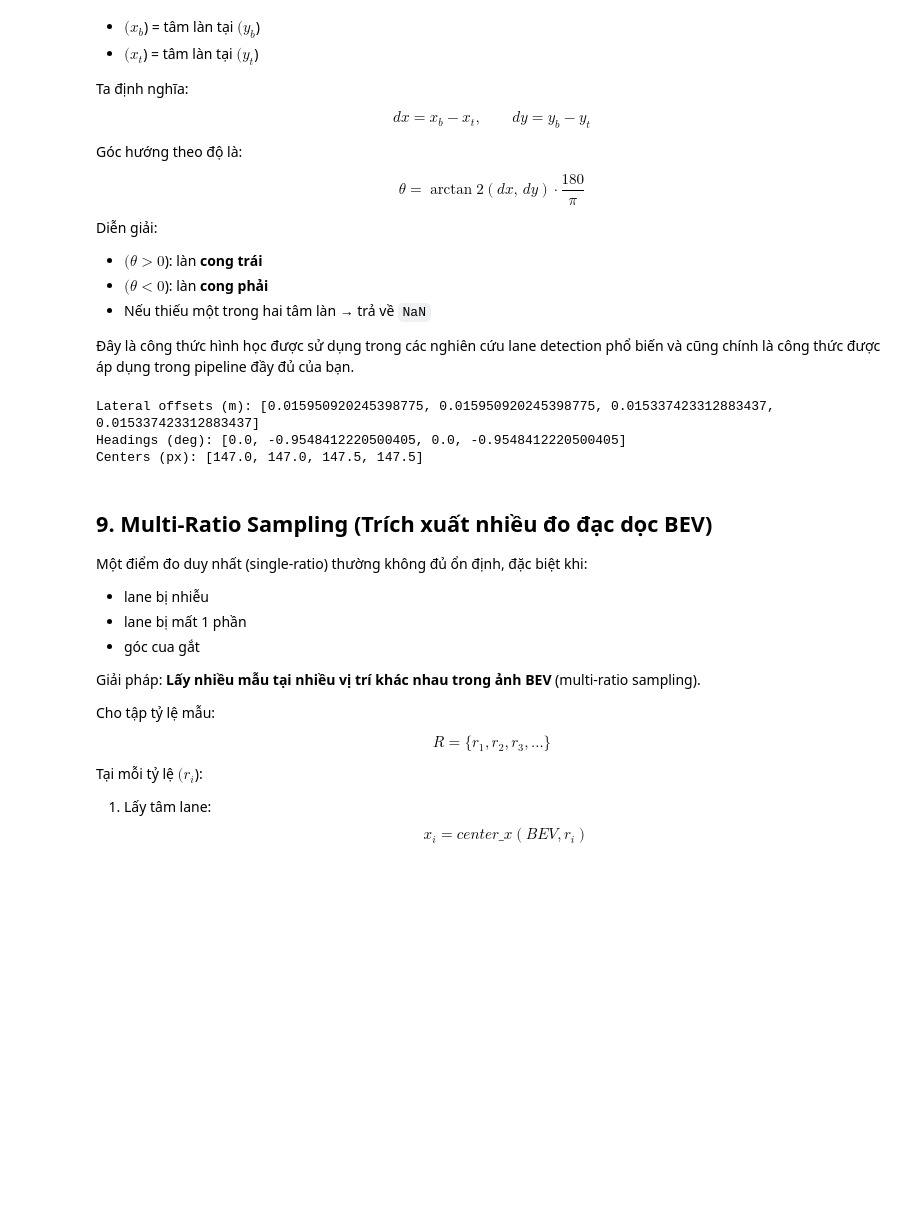
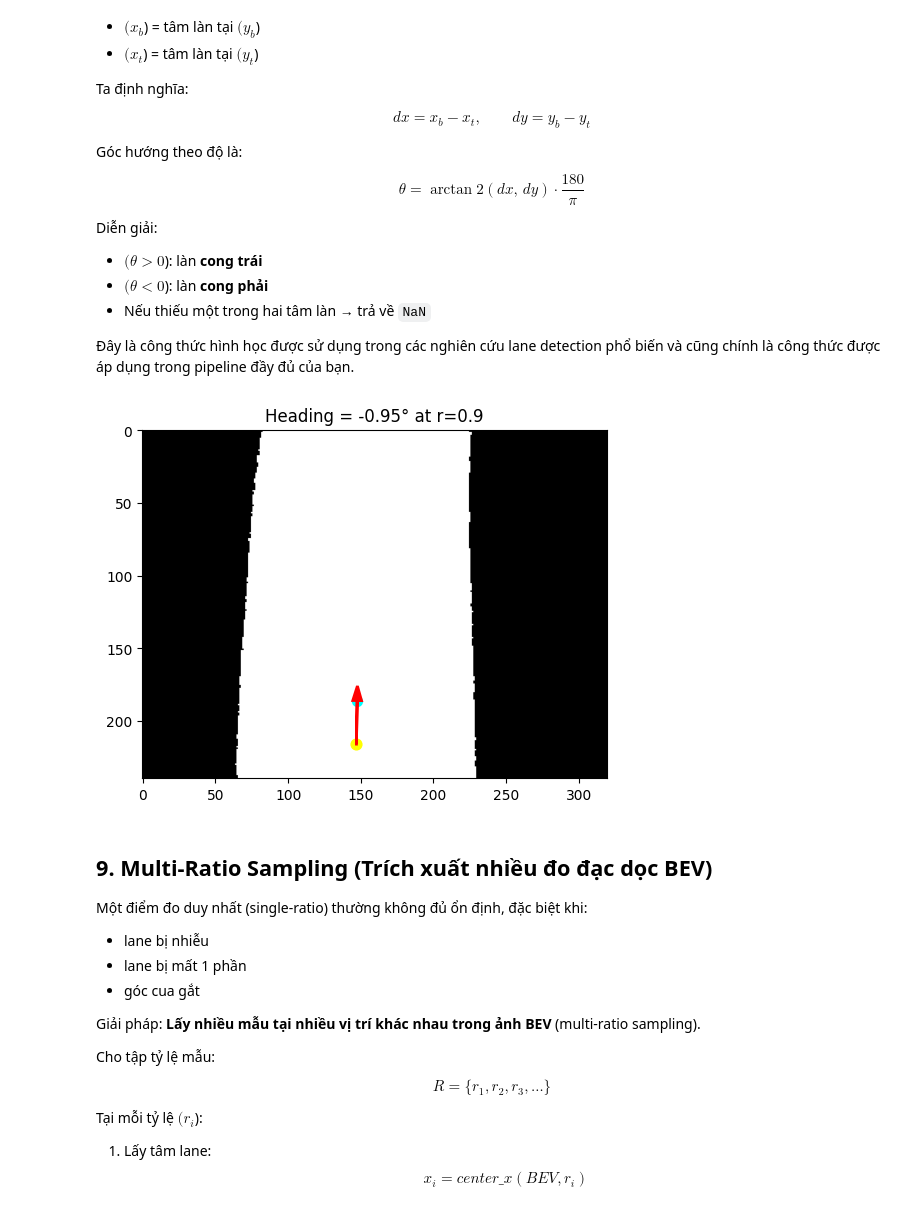
Before and after one commit to duongnd12102003/AutoCar-LaneKeeping, a Jupyter notebook: Lab/Chapter_3_Geometry Estimation _ Control/Lab3.1/Lab3.1_vn_Solve.ipynb, the cells around one changed output. Saved outputs shown, nothing was run; the diff lists cells and outputs as text; code cells hidden in the pictures; blank space fills up the shorter version.

```diff
--- a/Lab/Chapter_3_Geometry Estimation _ Control/Lab3.1/Lab3.1_vn_Solve.ipynb
+++ b/Lab/Chapter_3_Geometry Estimation _ Control/Lab3.1/Lab3.1_vn_Solve.ipynb
@@ -180,28 +178,45 @@ Diễn giải:
 Đây là công thức hình học được sử dụng trong các nghiên cứu lane detection phổ biến
 và cũng chính là công thức được áp dụng trong pipeline đầy đủ của bạn.
 # %%
-ratios = [0.98, 0.92, 0.82, 0.72]
-xm = meters_per_pixel(bev)
+def heading_deg_at_ratio(bev, y_ratio, dy_px=30):
+    H, W = bev.shape
+    yb = int(np.clip(y_ratio * H, 0, H - 1))
+    yt = int(np.clip(yb - dy_px, 0, H - 1))
+    # Lane centers at these rows
+    xb = center_x(bev, yb / H)
+    xt = center_x(bev, yt / H)
+    dx = xb - xt
+    dy = (yb - yt) + 1e-6
 
-pos_list = []
-head_list = []
-cx_list = []
+    # Convert to degrees
+    heading_deg = float(np.degrees(np.arctan2(dx, dy)))
 
-for r in ratios:
-    head_deg, cx = heading_deg_at_ratio(bev, r)
-    pos_m = (bev.shape[1] / 2 - cx) * xm
-
-    pos_list.append(pos_m)
-    head_list.append(head_deg)
-    cx_list.append(cx)
-
-print("Lateral offsets (m):", pos_list)
-print("Headings (deg):", head_list)
-print("Centers (px):", cx_list)
+    return heading_deg, float(xb)
-# %% [output]
-Lateral offsets (m): [0.015950920245398775, 0.015950920245398775, 0.015337423312883437, 0.015337423312883437]
-Headings (deg): [0.0, -0.9548412220500405, 0.0, -0.9548412220500405]
-Centers (px): [147.0, 147.0, 147.5, 147.5]
+# %%
+y_ratio = 0.90
+dy_px = 30
+heading, xb = heading_deg_at_ratio(bev, y_ratio, dy_px)
+H, W = bev.shape
+yb = int(y_ratio * H)
+yt = int(max(yb - dy_px, 0))
+xt = center_x(bev, yt / H)
+
+plt.figure(figsize=(6,6))
+plt.imshow(bev * 255, cmap="gray", origin="upper")
+plt.scatter([xb], [yb], color="yellow", s=60)
+plt.scatter([xt], [yt], color="cyan", s=50)
+plt.arrow(
+    xb, yb,
+    (xt - xb), (yt - yb),
+    color="red",
+    head_width=6,
+    head_length=10,
+    linewidth=2
+)
+plt.title(f"Heading = {heading:.2f}° at r={y_ratio}")
+plt.show()
+# %% [output]
+[figure, added]
 # %% [markdown]
 ## 9. Multi-Ratio Sampling (Trích xuất nhiều đo đạc dọc BEV)
 
```
Also changed, not shown: parts of 8 cells of this notebook, 3 other files.
